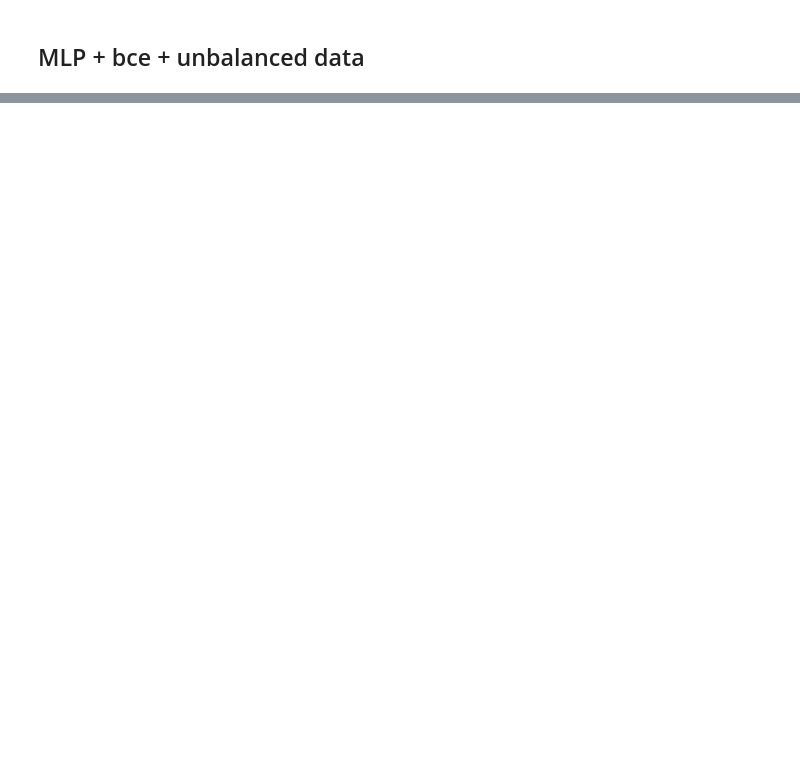
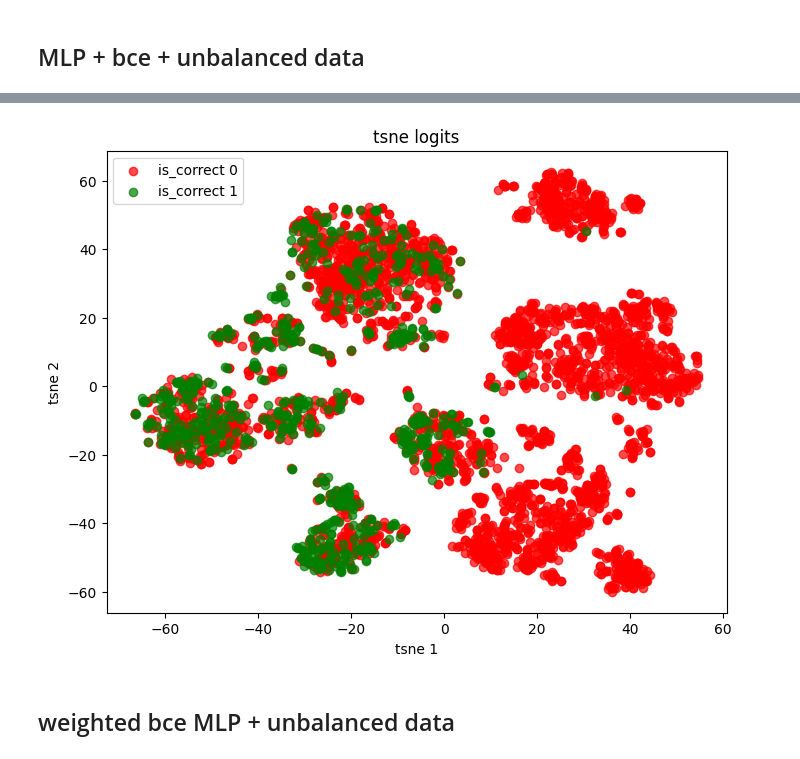
Before and after one commit to sashaboriskin/rag_routing, a Jupyter notebook: notebooks/answer_forward_logreg.ipynb, the cells around one changed output, grey strips where cells are left out. Cells and saved outputs as stored; diff of their text form; code cells hidden in the pictures; blank space fills up the shorter version.

```diff
--- a/notebooks/answer_forward_logreg.ipynb
+++ b/notebooks/answer_forward_logreg.ipynb
@@ -767,0 +915,20 @@ preds_df = call_rag(preds_df, y_pred, 'mlp_head_logits')
+# %%
+tsne = TSNE(n_components=2, random_state=42)
+X_tsne = tsne.fit_transform(X)
+
+plt.figure(figsize=(8, 6))
+for label in (0, 1):
+    idx = (y == label)
+    plt.scatter(X_tsne[idx, 0], X_tsne[idx, 1],
+                color=colors[label],
+                label=f"is_correct {label}",
+                alpha=0.7)
+plt.xlabel("tsne 1")
+plt.ylabel("tsne 2")
+plt.title("tsne logits")
+plt.legend()
+plt.show()
+# %% [output]
+[figure, added]
+# %% [markdown]
+## weighted bce MLP + unbalanced data
```
Also changed, not shown: parts of 68 cells of this notebook.
